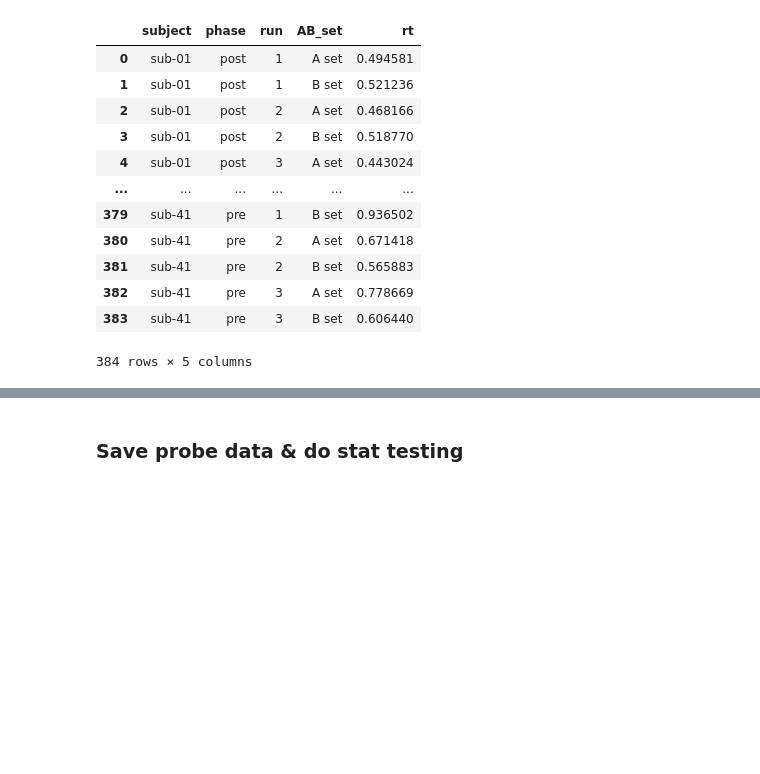
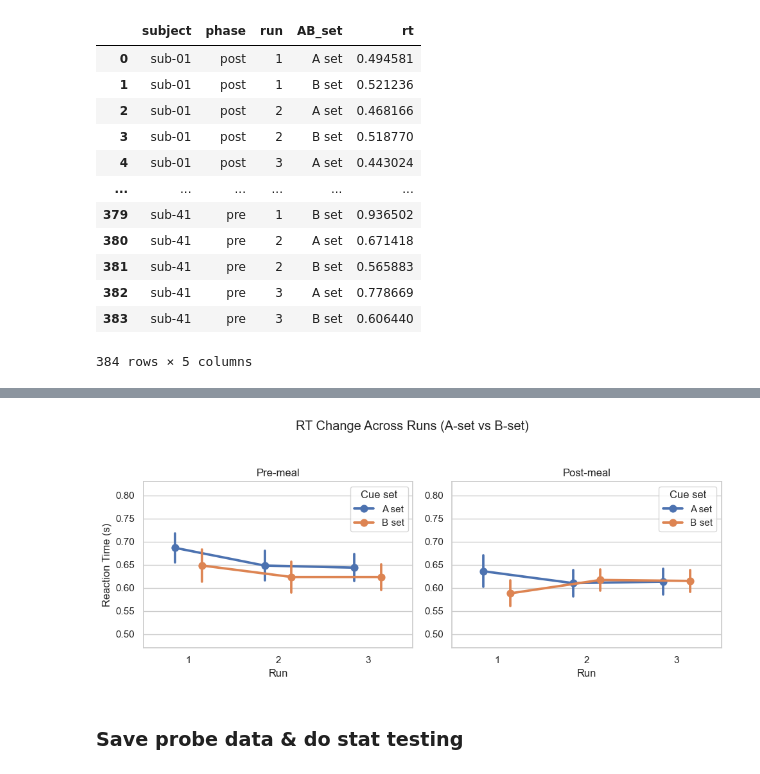
Before and after one commit to QingfangLiu/project-spcd, a Jupyter notebook: scripts_behavior/analyze_behaviors.ipynb, the cells around one changed output, grey strips where cells are left out. Drawn from its saved outputs; the diff is of its cells as text; code cells hidden in the pictures; blank space fills up the shorter version.

```diff
--- a/scripts_behavior/analyze_behaviors.ipynb
+++ b/scripts_behavior/analyze_behaviors.ipynb
@@ -812,3 +812,52 @@ plt.show()
+# %%
+df_ab_runs = df_ab_runs.copy()
+df_ab_runs['run'] = df_ab_runs['run'].astype(int)
+
+phase_order = ['pre', 'post']
+ab_order = ['A set', 'B set']
+
+plt.figure(figsize=(10, 4))
+
+for i, ph in enumerate(phase_order, start=1):
+    ax = plt.subplot(1, 2, i)
+
+    sub = df_ab_runs[df_ab_runs['phase'] == ph]
+
+    sns.pointplot(
+        data=sub,
+        x='run', y='rt',
+        hue='AB_set',
+        order=sorted(sub['run'].unique()),
+        hue_order=ab_order,
+        errorbar='se',
+        dodge=0.3,
+        markers='o',
+        linestyles='-',
+        ax=ax
+    )
+
+    ax.set_title(f'{ph.capitalize()}-meal')
+    ax.set_xlabel('Run')
+    ax.set_ylabel('Reaction Time (s)' if i == 1 else '')
+
+    # consistent y-limit padding inside a panel
+    rt_min = 0.5
+    rt_max = 0.8
+    pad = 0.1 * (rt_max - rt_min)
+    ax.set_ylim(rt_min - pad, rt_max + pad)
+
+    # clean legend
+    handles, labels = ax.get_legend_handles_labels()
+    ax.legend(handles, labels, title='Cue set')
+
+plt.suptitle('RT Change Across Runs (A-set vs B-set)', y=1.05)
+plt.tight_layout()
+
+plt.savefig('../plots/probe_rt_runs_prepost_AB_slope_only.pdf',
+            format='pdf', bbox_inches='tight')
+plt.show()
+# %% [output]
+[figure, added]
 # %% [markdown]
 ### Save probe data & do stat testing
 # %%
```
Also changed, not shown: parts of 9 cells of this notebook, 6 other files.
